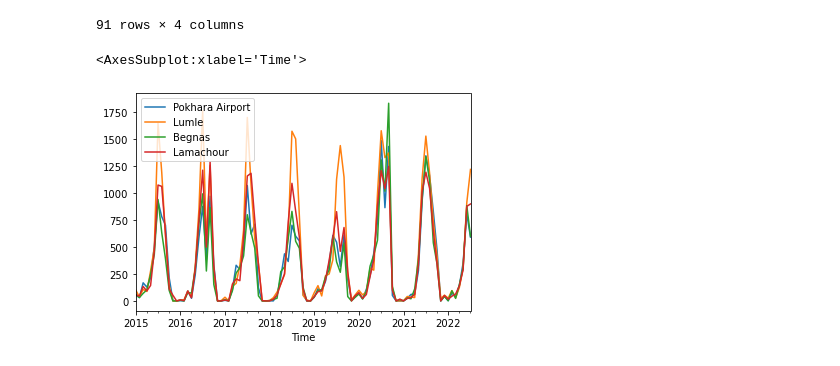
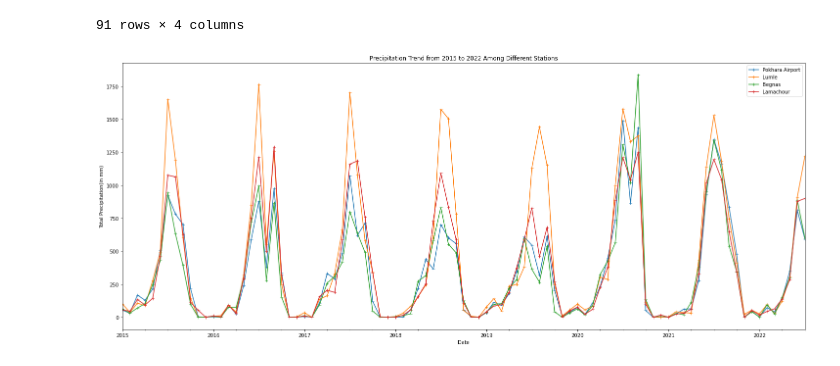
Before and after one commit to supathdhitalGEO/Weather-Forecasting, a Jupyter notebook: visualization/visualization.ipynb, the cells around one changed output. Saved outputs shown, nothing was run; the diff lists cells and outputs as text; code cells hidden in the pictures.

Commit message:
updating image

```diff
--- a/visualization/visualization.ipynb
+++ b/visualization/visualization.ipynb
@@ -57,8 +57,14 @@ monthly
 | 2022-06-30 | 808.62 | 911.30 | 884.50 | 877.8 |
 | 2022-07-31 | 591.81 | 1220.40 | 599.61 | 899.6 |
 91 rows × 4 columns
-# %%
-monthly.plot()
-# %% [output]
-<AxesSubplot:xlabel='Time'>
-[figure, removed]
+# %%
+plot=monthly.plot(figsize=(25,10), marker='+')
+plot.set_xlabel('Date')
+plot.set_ylabel('Total Precipitation(in mm)')
+plot.set_title('Precipitation Trend from 2015 to 2022 Among Different Stations')
+
+
+#to save the plot in hd
+plt.savefig('./images/sample.png',dpi=2000)
+# %% [output]
+[figure, added]
```
Also changed, not shown: parts of 1 cell of this notebook, 1 other file.
